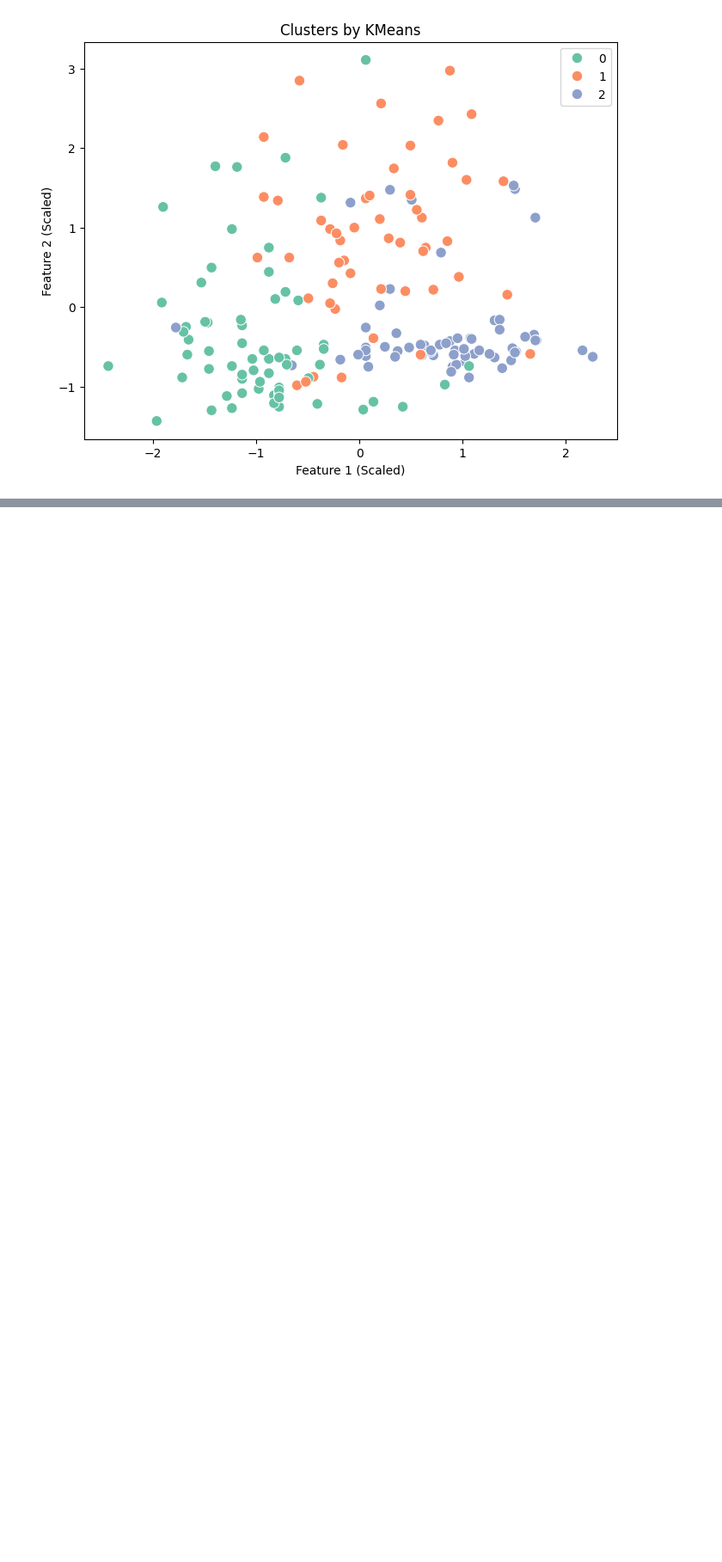
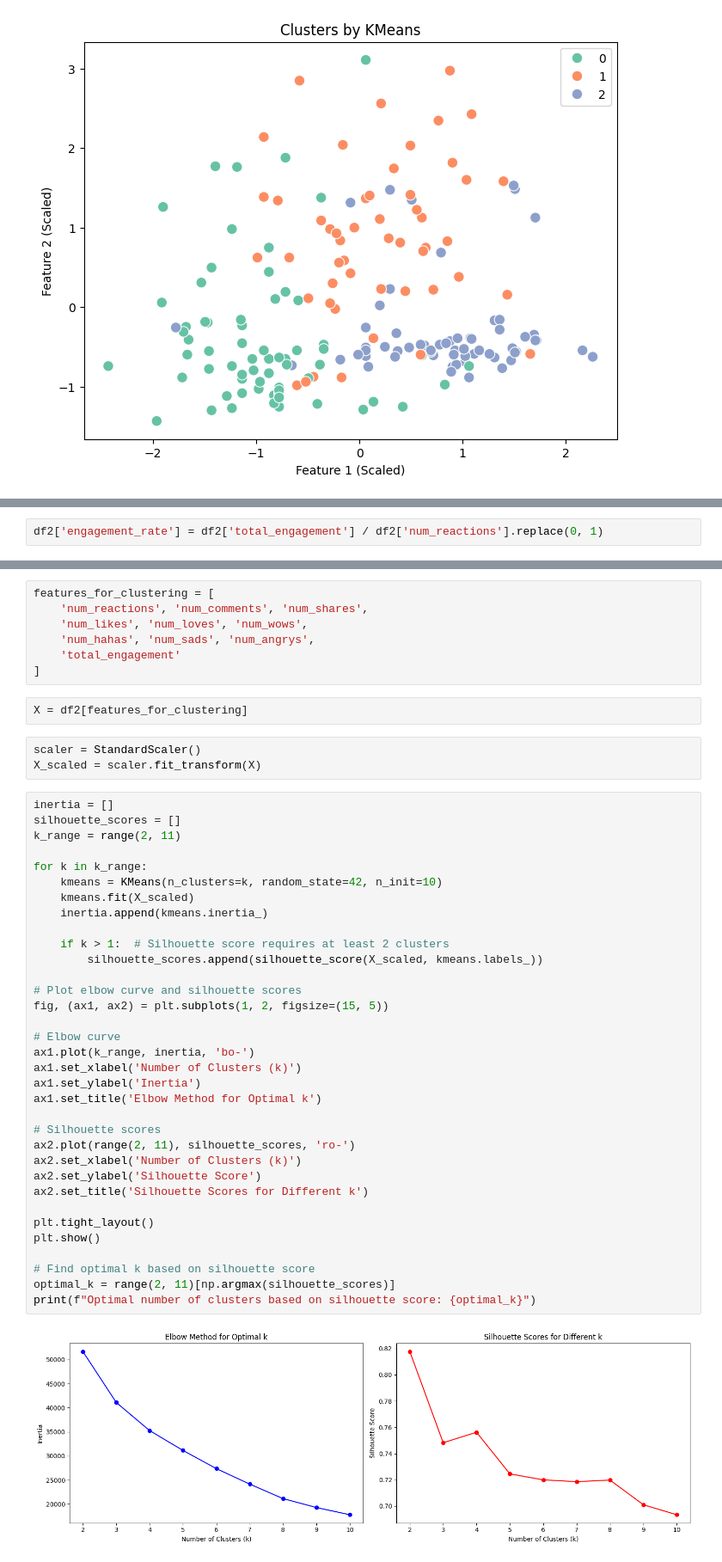
Before and after one commit to ESET0090/Advance-Training-Python-AIML, a Jupyter notebook: Day_18/Kmeans.ipynb, the cells around one changed output, grey strips where cells are left out. Shown at 86% size. Cells and saved outputs as stored; diff of their text form; blank space fills up the shorter version.

```diff
--- a/Day_18/Kmeans.ipynb
+++ b/Day_18/Kmeans.ipynb
@@ -338,0 +531,2 @@ plt.show()
+# %%
+df2['engagement_rate'] = df2['total_engagement'] / df2['num_reactions'].replace(0, 1)
@@ -338,0 +553,48 @@ plt.show()
+# %%
+features_for_clustering = [
+    'num_reactions', 'num_comments', 'num_shares',
+    'num_likes', 'num_loves', 'num_wows',
+    'num_hahas', 'num_sads', 'num_angrys',
+    'total_engagement'
+]
+# %%
+X = df2[features_for_clustering]
+# %%
+scaler = StandardScaler()
+X_scaled = scaler.fit_transform(X)
+# %%
+inertia = []
+silhouette_scores = []
+k_range = range(2, 11)
+
+for k in k_range:
+    kmeans = KMeans(n_clusters=k, random_state=42, n_init=10)
+    kmeans.fit(X_scaled)
+    inertia.append(kmeans.inertia_)
+
+    if k > 1:  # Silhouette score requires at least 2 clusters
+        silhouette_scores.append(silhouette_score(X_scaled, kmeans.labels_))
+
+# Plot elbow curve and silhouette scores
+fig, (ax1, ax2) = plt.subplots(1, 2, figsize=(15, 5))
+
+# Elbow curve
+ax1.plot(k_range, inertia, 'bo-')
+ax1.set_xlabel('Number of Clusters (k)')
+ax1.set_ylabel('Inertia')
+ax1.set_title('Elbow Method for Optimal k')
+
+# Silhouette scores
+ax2.plot(range(2, 11), silhouette_scores, 'ro-')
+ax2.set_xlabel('Number of Clusters (k)')
+ax2.set_ylabel('Silhouette Score')
+ax2.set_title('Silhouette Scores for Different k')
+
+plt.tight_layout()
+plt.show()
+
+# Find optimal k based on silhouette score
+optimal_k = range(2, 11)[np.argmax(silhouette_scores)]
+print(f"Optimal number of clusters based on silhouette score: {optimal_k}")
+# %% [output]
+[figure, added]
```
Also changed, not shown: parts of 42 cells of this notebook, 2 other files.
